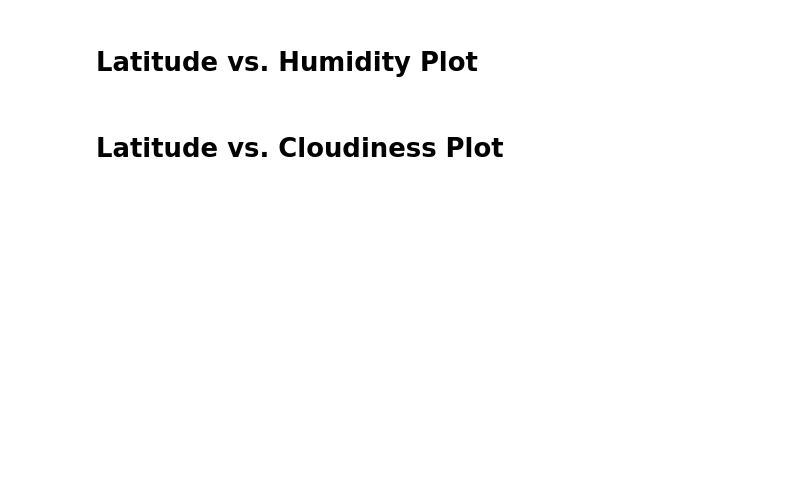
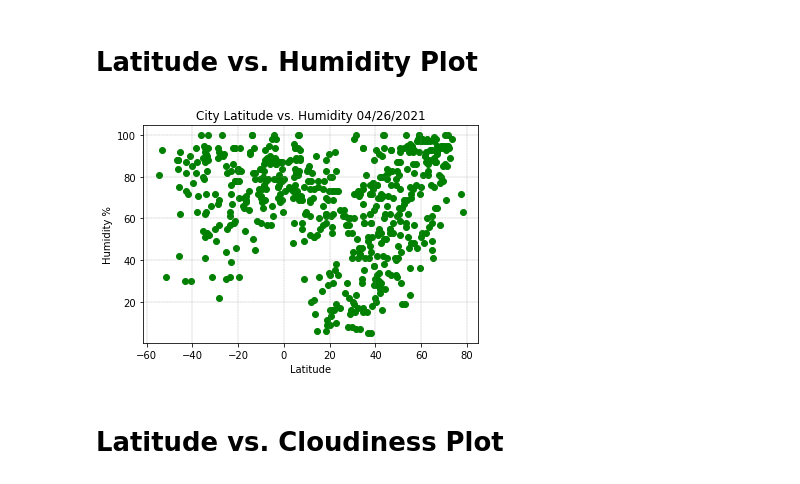
Before and after one commit to ElizaDeBarros/Python-api-challenge, a Jupyter notebook: WeatherPy/WeatherPy.ipynb, the cells around one changed output. Drawn from its saved outputs; the diff is of its cells as text; code cells hidden in the pictures; blank space fills up the shorter version.

```diff
--- a/WeatherPy/WeatherPy.ipynb
+++ b/WeatherPy/WeatherPy.ipynb
@@ -193,10 +202,13 @@ plt.show()
 # %%
 plt.scatter(lat_list, humidity_list, color='green')
 plt.xlabel('Latitude')
 plt.ylabel('Humidity %')
 plt.title('City Latitude vs. Humidity ' + str(today))
+plt.grid(color='grey', linestyle='--', linewidth=0.3)
 plt.savefig('output_data/humidity_lat.png')
 plt.show()
+# %% [output]
+[figure, added]
 # %% [markdown]
 # Latitude vs. Cloudiness Plot
 # %%
```
Also changed, not shown: parts of 17 cells of this notebook, 13 other files.
